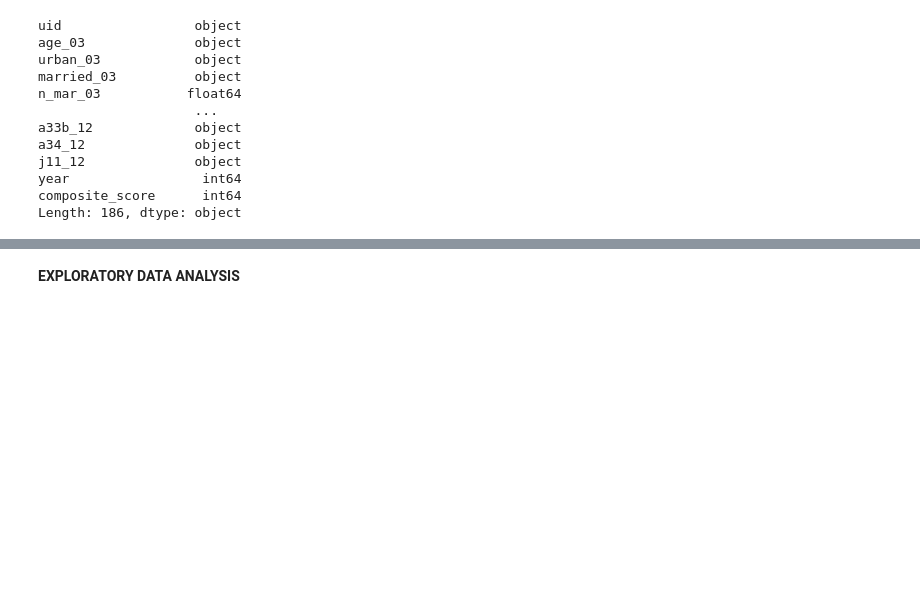
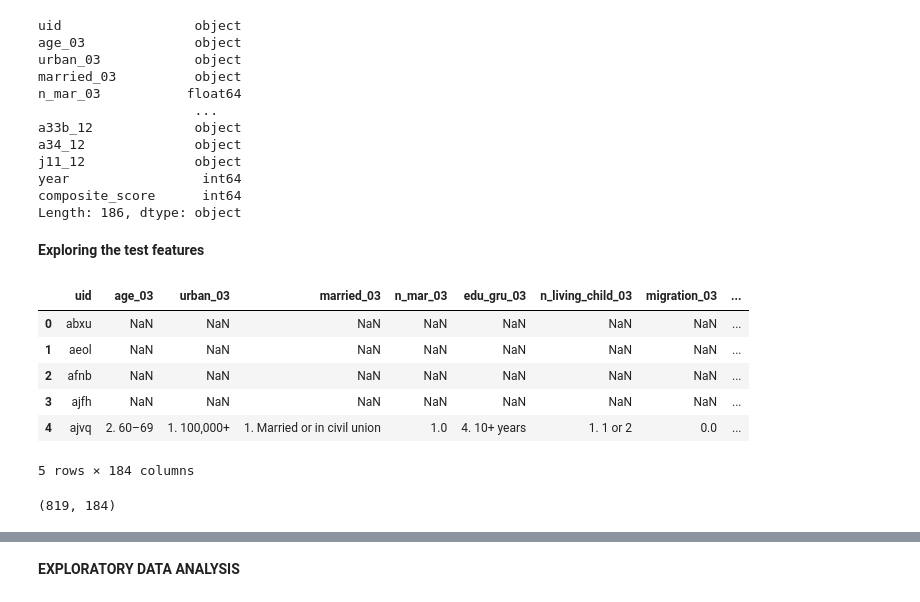
Before and after one commit to geomwangi007/Early-Detection-of-Alzheimer-s-Disease-and-Related-Dementias-Using-Social-Determinants-of-Health, a Jupyter notebook: IPNYBS/Mercy.ipynb, the cells around one changed output, grey strips where cells are left out. Saved outputs shown, nothing was run; the diff lists cells and outputs as text; code cells hidden in the pictures; blank space fills up the shorter version.

```diff
--- a/IPNYBS/Mercy.ipynb
+++ b/IPNYBS/Mercy.ipynb
@@ -161,3 +161,20 @@ j11_12              object
 year                 int64
 composite_score      int64
 Length: 186, dtype: object
+# %% [markdown]
+**Exploring the test features**
+# %%
+test_features = pd.read_csv(r"C:\Users\hp\Documents\Data Science Projects\phase5_capstone\Early-Detection-of-Alzheimer-s-Disease-and-Related-Dementias-Using-Social-Determinants-of-Health\Original data\test_features.csv")
+test_features.head()
+# %% [output]
+|  | uid | age_03 | urban_03 | married_03 | n_mar_03 | edu_gru_03 | n_living_child_03 | migration_03 | ... |
+| 0 | abxu | NaN | NaN | NaN | NaN | NaN | NaN | NaN | ... |
+| 1 | aeol | NaN | NaN | NaN | NaN | NaN | NaN | NaN | ... |
+| 2 | afnb | NaN | NaN | NaN | NaN | NaN | NaN | NaN | ... |
+| 3 | ajfh | NaN | NaN | NaN | NaN | NaN | NaN | NaN | ... |
+| 4 | ajvq | 2. 60–69 | 1. 100,000+ | 1. Married or in civil union | 1.0 | 4. 10+ years | 1. 1 or 2 | 0.0 | ... |
+5 rows × 184 columns
+# %%
+test_features.shape
+# %% [output]
+(819, 184)
```
Also changed, not shown: parts of 21 cells of this notebook.
